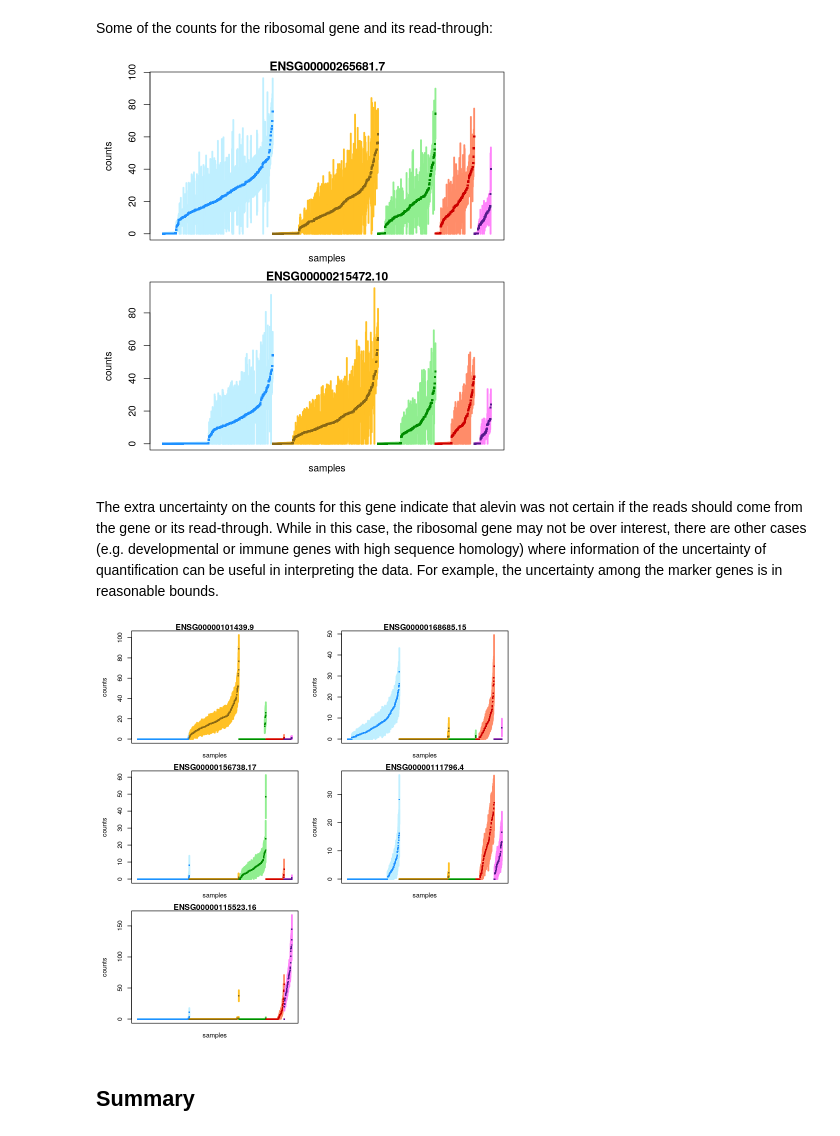
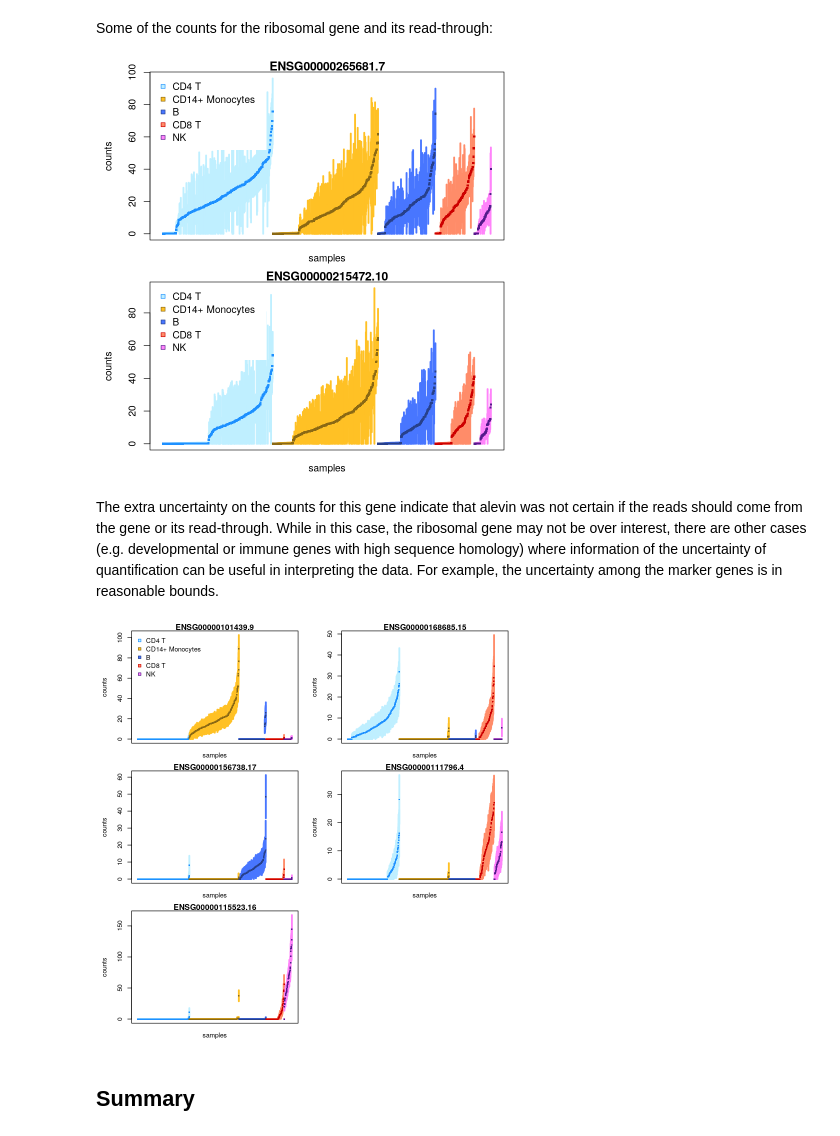
Before and after one commit to fmicompbio/adv_scrnaseq_2020, a Jupyter notebook: scrna-seq-quantification/exercise_2.ipynb, the cells around one changed output. Drawn from its saved outputs; the diff is of its cells as text; code cells hidden in the pictures.

```diff
--- a/scrna-seq-quantification/exercise_2.ipynb
+++ b/scrna-seq-quantification/exercise_2.ipynb
@@ -6,5 +21,5 @@ Let's first understand the basic of bootstrapping, link to slides [@link]
 # %%
-dir <- "data/pbmc_1k/pbmc_1k"
+dir <- "pbmc_1k"
 files <- file.path(dir, "alevin", "quants_mat.gz")
 file.exists(files)
 # %% [output]
@@ -342,17 +389,17 @@ Some of the counts for the ribosomal gene and its read-through:
 # %%
 par(mfrow=c(2,1), mar=c(2.5,4.5,1,1))
 plotInfReps(sce[,1:1000], idx="ENSG00000265681.7",
-            x="cluster", reorder=T)
+            legend=TRUE, x="cluster", reorder=T)
 plotInfReps(sce[,1:1000], idx="ENSG00000215472.10",
-            x="cluster", reorder=T)
+            legend=TRUE, x="cluster", reorder=T)
 # %% [output]
-[figure, old version]
+[figure, new version]
 # %% [markdown]
 The extra uncertainty on the counts for this gene indicate that alevin was not certain if the reads should come from the gene or its read-through. While in this case, the ribosomal gene may not be over interest, there are other cases (e.g. developmental or immune genes with high sequence homology) where information of the uncertainty of quantification can be useful in interpreting the data. For example, the uncertainty among the marker genes is in reasonable bounds.
 # %%
 par(mfrow=c(3,2), mar=c(2.5,4.5,1,1))
 plotInfReps(sce[,1:1000], idx=markers.vec[1],
-            x="cluster", reorder=T)
+            legend=TRUE,x="cluster", reorder=T)
 plotInfReps(sce[,1:1000], idx=markers.vec[2],
             x="cluster", reorder=T)
 plotInfReps(sce[,1:1000], idx=markers.vec[3],
@@ -362,6 +409,6 @@ plotInfReps(sce[,1:1000], idx=markers.vec[4],
 plotInfReps(sce[,1:1000], idx=markers.vec[5],
             x="cluster", reorder=T)
 # %% [output]
-[figure, old version]
+[figure, new version]
 # %% [markdown]
 ## Summary
```
Also changed, not shown: parts of 25 cells of this notebook.
